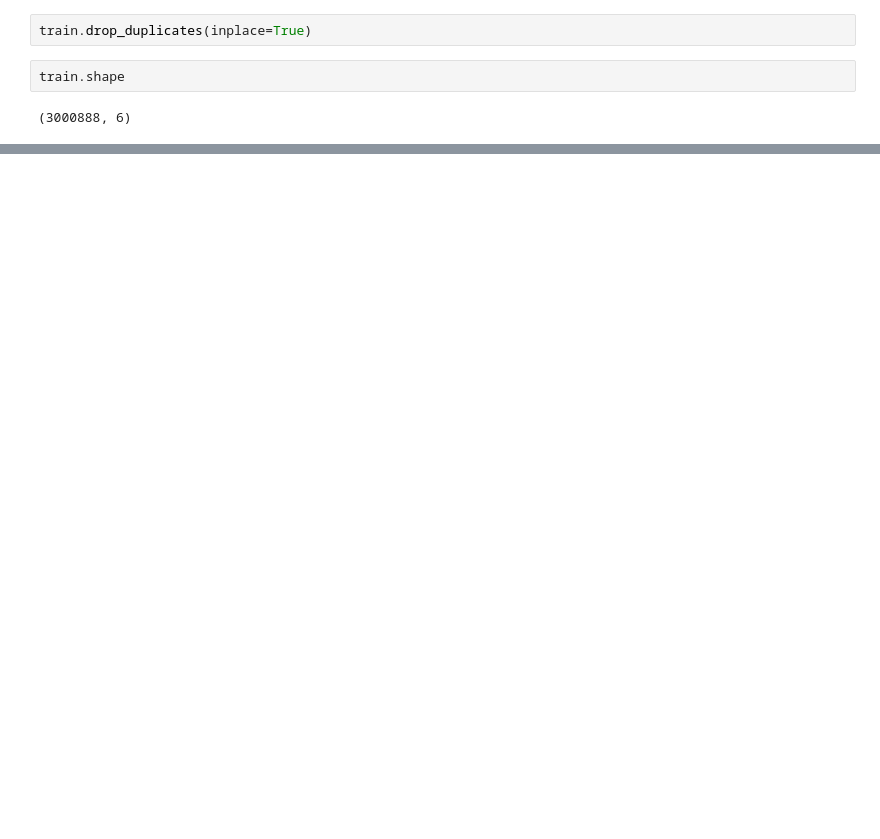
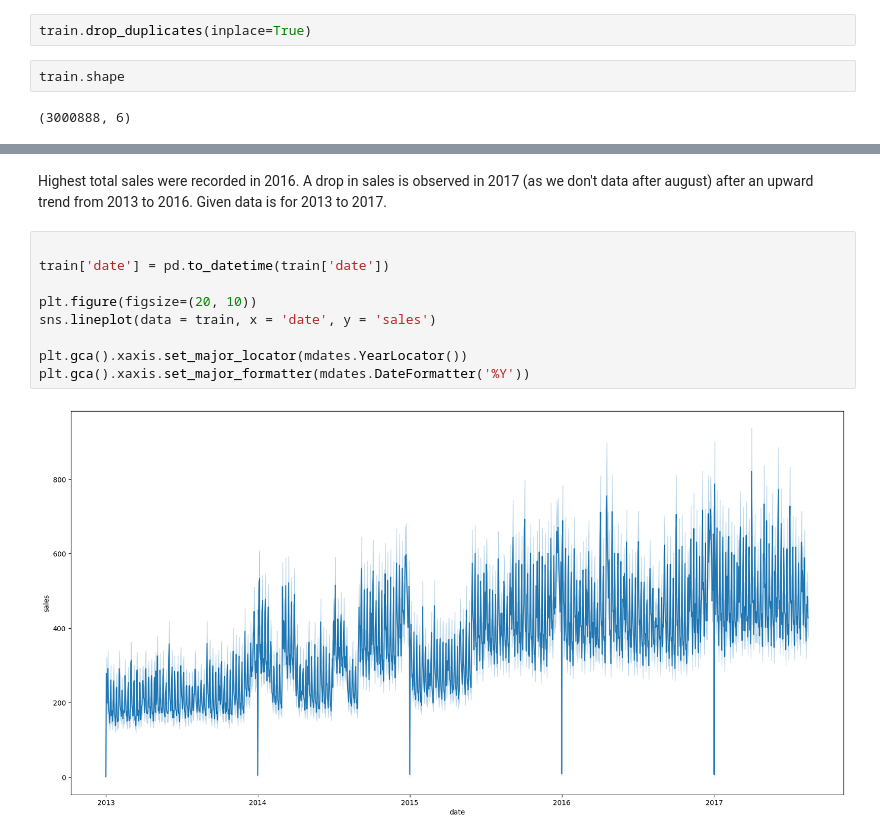
Before and after one commit to acies-udaykiran-rachamsetty/Capstone-Project, a Jupyter notebook: Notebooks/train.ipynb, the cells around one changed output, grey strips where cells are left out. Drawn from its saved outputs; the diff is of its cells as text; blank space fills up the shorter version.

```diff
--- a/Notebooks/train.ipynb
+++ b/Notebooks/train.ipynb
@@ -84,0 +72,13 @@ plt.xticks(range(2013, 2018))
+# %% [markdown]
+Highest total sales were recorded in 2016. A drop in sales is observed in 2017 (as we don't data after august) after an upward trend from 2013 to 2016.  Given data is for 2013 to 2017.
+# %%
+
+train['date'] = pd.to_datetime(train['date'])
+
+plt.figure(figsize=(20, 10))
+sns.lineplot(data = train, x = 'date', y = 'sales')
+
+plt.gca().xaxis.set_major_locator(mdates.YearLocator())
+plt.gca().xaxis.set_major_formatter(mdates.DateFormatter('%Y'))
+# %% [output]
+[figure, added]
```
Also changed, not shown: parts of 27 cells of this notebook, 9 other files.
